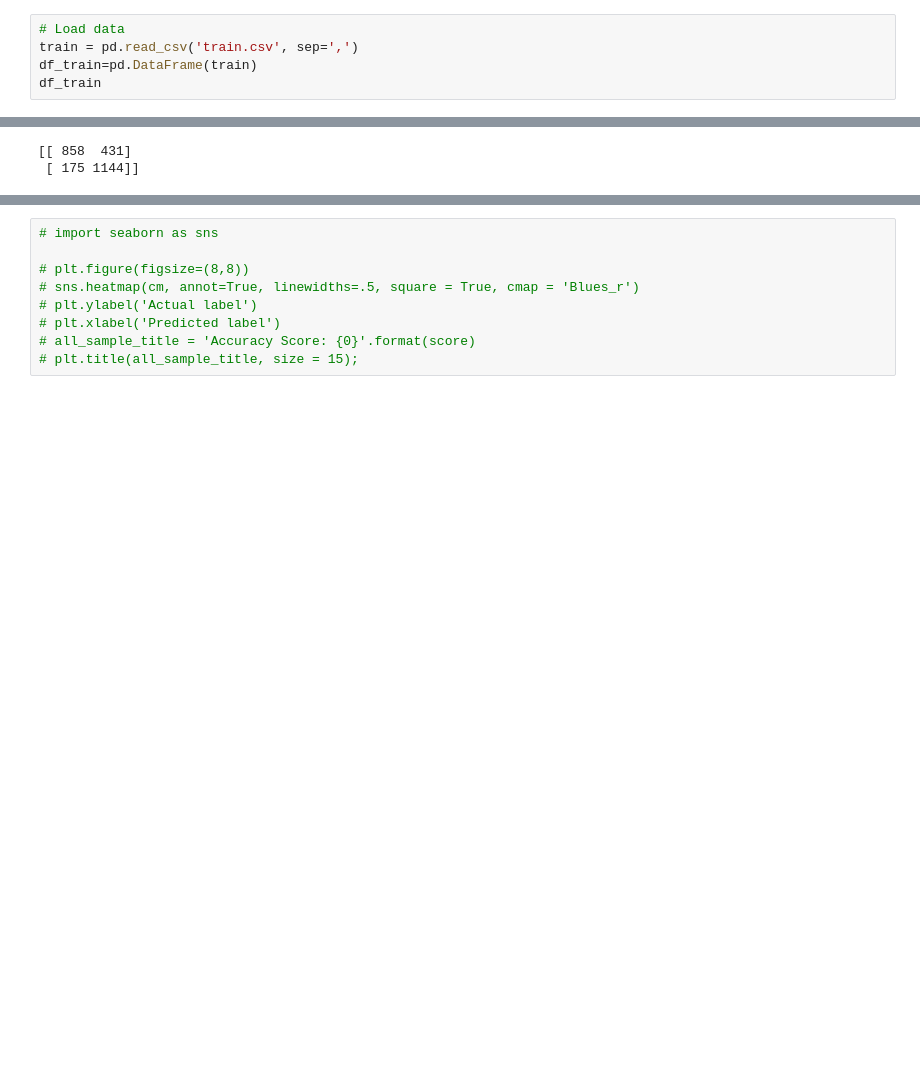
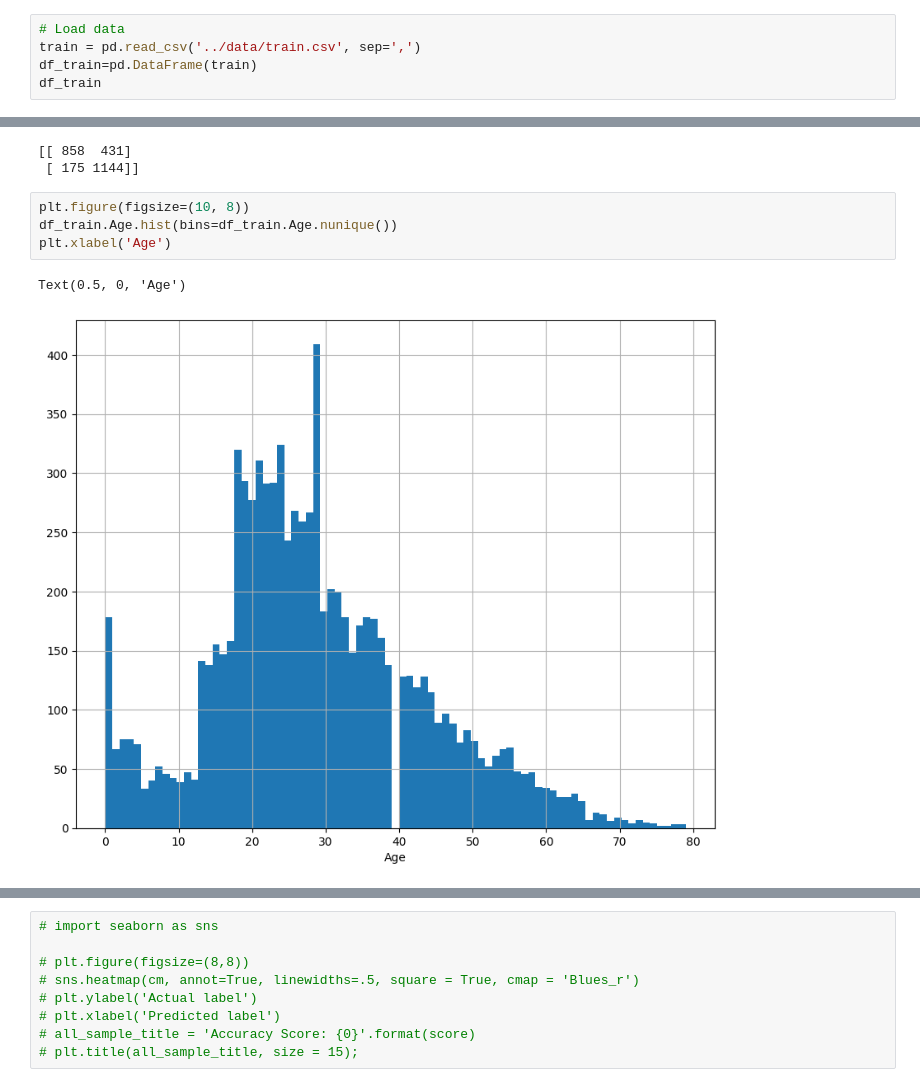
Before and after one commit to Wallace-80/Machine-Learning, a Jupyter notebook: src/notebook/ALT - Logistic_regression.ipynb, the cells around one changed output, grey strips where cells are left out. Cells and saved outputs as stored; diff of their text form; blank space fills up the shorter version.

```diff
--- a/src/notebook/ALT - Logistic_regression.ipynb
+++ b/src/notebook/ALT - Logistic_regression.ipynb
@@ -17,7 +17,7 @@ import seaborn as sns
 ## Cargamos los datos de entrada del archivo .csv Train
 # %%
 # Load data
-train = pd.read_csv('train.csv', sep=',')
+train = pd.read_csv('../data/train.csv', sep=',')
 df_train=pd.DataFrame(train)
 df_train
 # %% [output]
@@ -238,3 +233,10 @@ print(cm)
 # %% [output]
 [[ 858  431]
  [ 175 1144]]
+# %%
+plt.figure(figsize=(10, 8))
+df_train.Age.hist(bins=df_train.Age.nunique())
+plt.xlabel('Age')
+# %% [output]
+Text(0.5, 0, 'Age')
+[figure, added]
```
Also changed, not shown: parts of 6 cells of this notebook, 16 other files.
